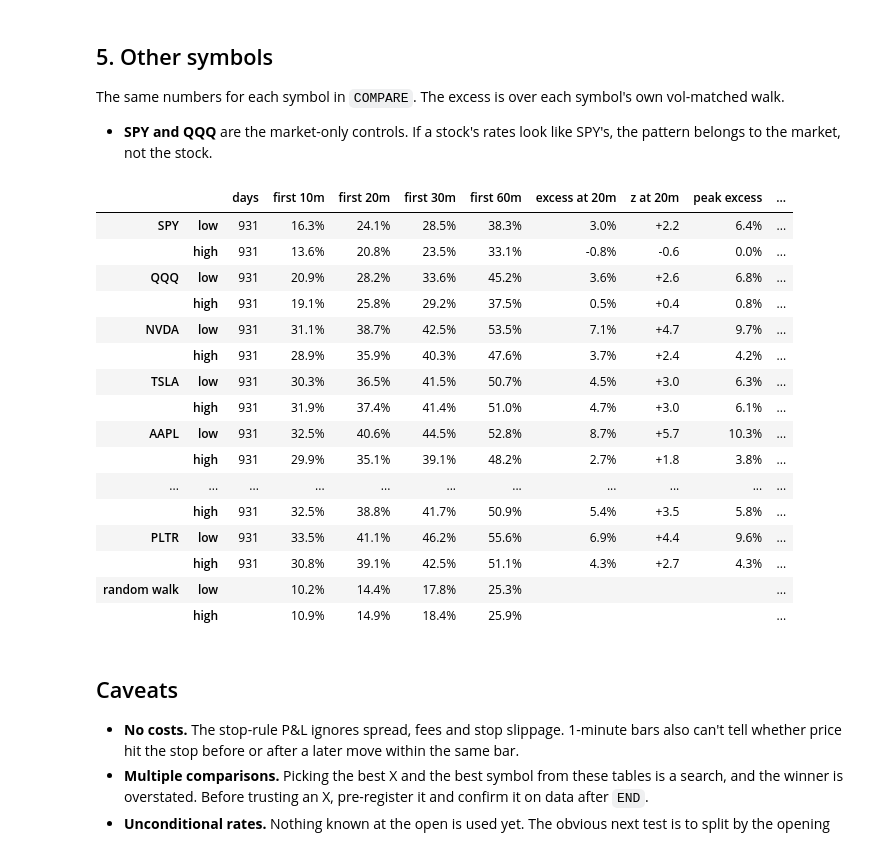
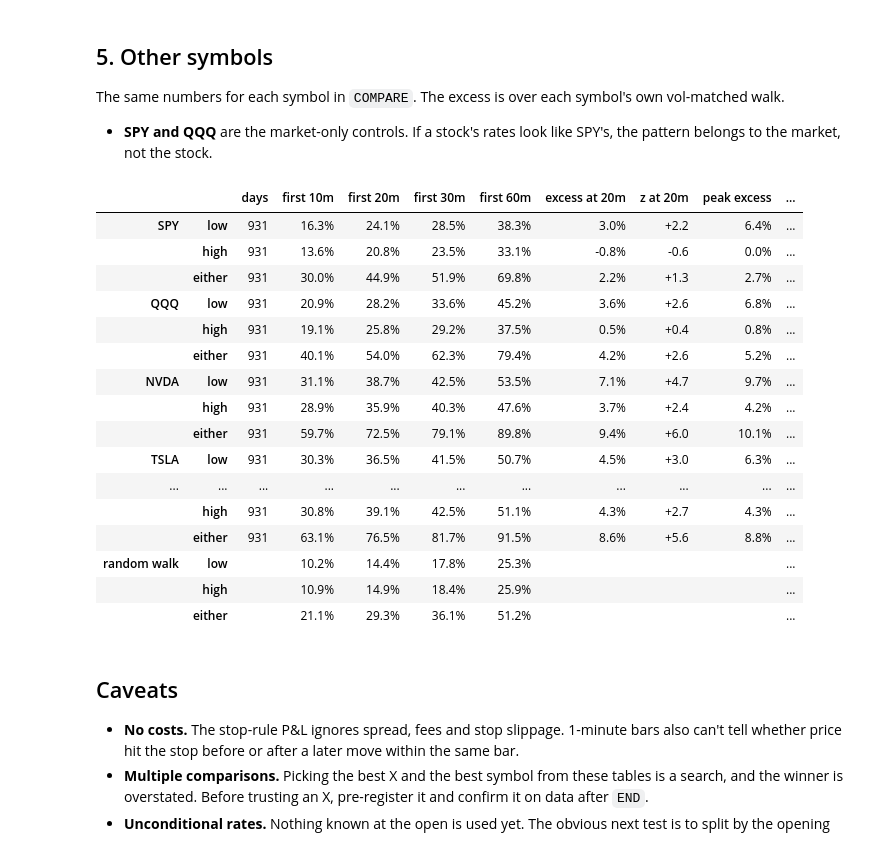
Before and after one commit to xcollantes/open-extremes, a Jupyter notebook: notebooks/open_extremes.ipynb, the cells around one changed output. Cells and saved outputs as stored; diff of their text form; code cells hidden in the pictures.

```diff
--- a/notebooks/open_extremes.ipynb
+++ b/notebooks/open_extremes.ipynb
@@ -69,6 +73,7 @@ plt.rcParams.update({
 SYMBOL = "NVDA"
 START, END = "2023-01-01", "2026-10-01"  # Pinned so reruns see the same days.
 ENTRY_X = 20  # Minutes after the open, for section 3.
+TARGET = 0.60  # Hypothesis benchmark hit rate. Arbitrary.
 WINDOWS = [1, 5, 10, 15, 20, 30, 45, 60, 90, 120]
 COMPARE = ["SPY", "QQQ", "NVDA", "TSLA", "AAPL", "GOOGL", "CRWD", "ORCL", "INTC", "PLTR"]  # SPY, QQQ: market controls.
 DATA_DIR = Path("data")  # Parquet cache, committed with the repo.
@@ -280,8 +286,8 @@ for side in obs.columns:
         f"(z = {z[side][peak]:+.1f}) at X={peak} min "
         f"(window ends {clock(peak)}): P={obs[side][peak]:.1%} vs "
         f"{VM[side][peak]:.1%} vol-matched, {RW[side][peak]:.1%} random walk. "
-        f"Reaches 50% at X={first_x(obs[side], .5)}, "
-        f"80% at X={first_x(obs[side], .8)}."
+        f"Reaches {TARGET:.0%} at X={first_x(obs[side], TARGET)}, "
+        f"vol-matched at X={first_x(VM[side], TARGET)}."
     )
 # %% [output]
 |  | low |  |  |  |  | high |  |  |  | ... |
@@ -466,14 +472,20 @@ If the effect is real it should show up every year, not just in one
 regime.
 # %%
 XS = sorted({10, ENTRY_X, 30, 60})
-COLS = [(side, f"first {x}m") for side in ("low", "high") for x in XS]
+SIDES = ("low", "high", "either")
+t_side = {
+    "low": days.t_low,
+    "high": days.t_high,
+    "either": np.minimum(days.t_low, days.t_high),
+}
+COLS = [(side, f"first {x}m") for side in SIDES for x in XS]
 year = days.index.year.rename("year")
 stability = pd.DataFrame(
-    {(side, f"first {x}m"): (days[f"t_{side}"] < x).groupby(year).mean()
-     for side in ("low", "high") for x in XS}
+    {(side, f"first {x}m"): (t_side[side] < x).groupby(year).mean()
+     for side in SIDES for x in XS}
 )
-stability.loc["vol-matched"] = [VM[side][x] for side in ("low", "high") for x in XS]
-stability.loc["random walk"] = [RW[side][x] for side in ("low", "high") for x in XS]
+stability.loc["vol-matched"] = [VM[side][x] for side in SIDES for x in XS]
+stability.loc["random walk"] = [RW[side][x] for side in SIDES for x in XS]
 stability[("", "days")] = days.groupby(year).size()
 display(stability.style.format("{:.1%}", subset=COLS).format(
     "{:.0f}", subset=[("", "days")], na_rep=""
@@ -498,49 +510,55 @@ symbol's own vol-matched walk.
 # %%
 rows = {}
 for sym in COMPARE:
     sym_bars = load_minute_bars(sym, START, END, DATA_DIR)
     d = day_stats(sym_bars)
     c = curves(d.t_low, d.t_high)
     vm = null_curves(vol_profile(sym_bars))
     ex = c - vm
     zs = ex / null_se(vm, len(d))
     trade = sides(sym_bars, ENTRY_X)
-    for side, direction in [("low", "long"), ("high", "short")]:
+    for side, direction in [("low", "long"), ("high", "short"), ("either", None)]:
         rows[(sym, side)] = {
             "days": len(d),
             **{f"first {x}m": c[side][x] for x in XS},
             f"excess at {ENTRY_X}m": ex[side][ENTRY_X],
             f"z at {ENTRY_X}m": zs[side][ENTRY_X],
             "peak excess": ex[side].max(),
             "peak X": ex[side].idxmax(),
-            f"{direction} stop-rule mean": trade[direction][0]["stop-rule P&L"].mean(),
+            f"{TARGET:.0%} at X": first_x(c[side], TARGET),
+            f"vol-matched {TARGET:.0%} at X": first_x(vm[side], TARGET),
         }
-for side in ("low", "high"):
+        if direction:
+            rows[(sym, side)][f"{direction} stop-rule mean"] = (
+                trade[direction][0]["stop-rule P&L"].mean()
+            )
+for side in SIDES:
     rows[("random walk", side)] = {f"first {x}m": RW[side][x] for x in XS}
 
 cross = pd.DataFrame.from_dict(rows, orient="index")
 fmt = {c: "{:.1%}" for c in cross.columns}
-fmt |= {"days": "{:.0f}", "peak X": "{:.0f}", f"z at {ENTRY_X}m": "{:+.1f}"}
+fmt |= {c: "{:.0f}" for c in cross.columns if c == "days" or c.endswith(" X")}
+fmt |= {f"z at {ENTRY_X}m": "{:+.1f}"}
 fmt |= {c: "{:+.3%}" for c in cross.columns if "stop-rule" in c}
 display(cross.style.format(fmt, na_rep=""))
 # %% [output]
 |  |  | days | first 10m | first 20m | first 30m | first 60m | excess at 20m | z at 20m | peak excess | ... |
 | SPY | low | 931 | 16.3% | 24.1% | 28.5% | 38.3% | 3.0% | +2.2 | 6.4% | ... |
 |  | high | 931 | 13.6% | 20.8% | 23.5% | 33.1% | -0.8% | -0.6 | 0.0% | ... |
+|  | either | 931 | 30.0% | 44.9% | 51.9% | 69.8% | 2.2% | +1.3 | 2.7% | ... |
 | QQQ | low | 931 | 20.9% | 28.2% | 33.6% | 45.2% | 3.6% | +2.6 | 6.8% | ... |
 |  | high | 931 | 19.1% | 25.8% | 29.2% | 37.5% | 0.5% | +0.4 | 0.8% | ... |
+|  | either | 931 | 40.1% | 54.0% | 62.3% | 79.4% | 4.2% | +2.6 | 5.2% | ... |
 | NVDA | low | 931 | 31.1% | 38.7% | 42.5% | 53.5% | 7.1% | +4.7 | 9.7% | ... |
 |  | high | 931 | 28.9% | 35.9% | 40.3% | 47.6% | 3.7% | +2.4 | 4.2% | ... |
+|  | either | 931 | 59.7% | 72.5% | 79.1% | 89.8% | 9.4% | +6.0 | 10.1% | ... |
 | TSLA | low | 931 | 30.3% | 36.5% | 41.5% | 50.7% | 4.5% | +3.0 | 6.3% | ... |
-|  | high | 931 | 31.9% | 37.4% | 41.4% | 51.0% | 4.7% | +3.0 | 6.1% | ... |
-| AAPL | low | 931 | 32.5% | 40.6% | 44.5% | 52.8% | 8.7% | +5.7 | 10.3% | ... |
-|  | high | 931 | 29.9% | 35.1% | 39.1% | 48.2% | 2.7% | +1.8 | 3.8% | ... |
 | ... | ... | ... | ... | ... | ... | ... | ... | ... | ... | ... |
-|  | high | 931 | 32.5% | 38.8% | 41.7% | 50.9% | 5.4% | +3.5 | 5.8% | ... |
-| PLTR | low | 931 | 33.5% | 41.1% | 46.2% | 55.6% | 6.9% | +4.4 | 9.6% | ... |
 |  | high | 931 | 30.8% | 39.1% | 42.5% | 51.1% | 4.3% | +2.7 | 4.3% | ... |
+|  | either | 931 | 63.1% | 76.5% | 81.7% | 91.5% | 8.6% | +5.6 | 8.8% | ... |
 | random walk | low |  | 10.2% | 14.4% | 17.8% | 25.3% |  |  |  | ... |
 |  | high |  | 10.9% | 14.9% | 18.4% | 25.9% |  |  |  | ... |
+|  | either |  | 21.1% | 29.3% | 36.1% | 51.2% |  |  |  | ... |
 # %% [markdown]
 ## Caveats
 
```
Also changed, not shown: parts of 4 cells of this notebook, 2 other files.
